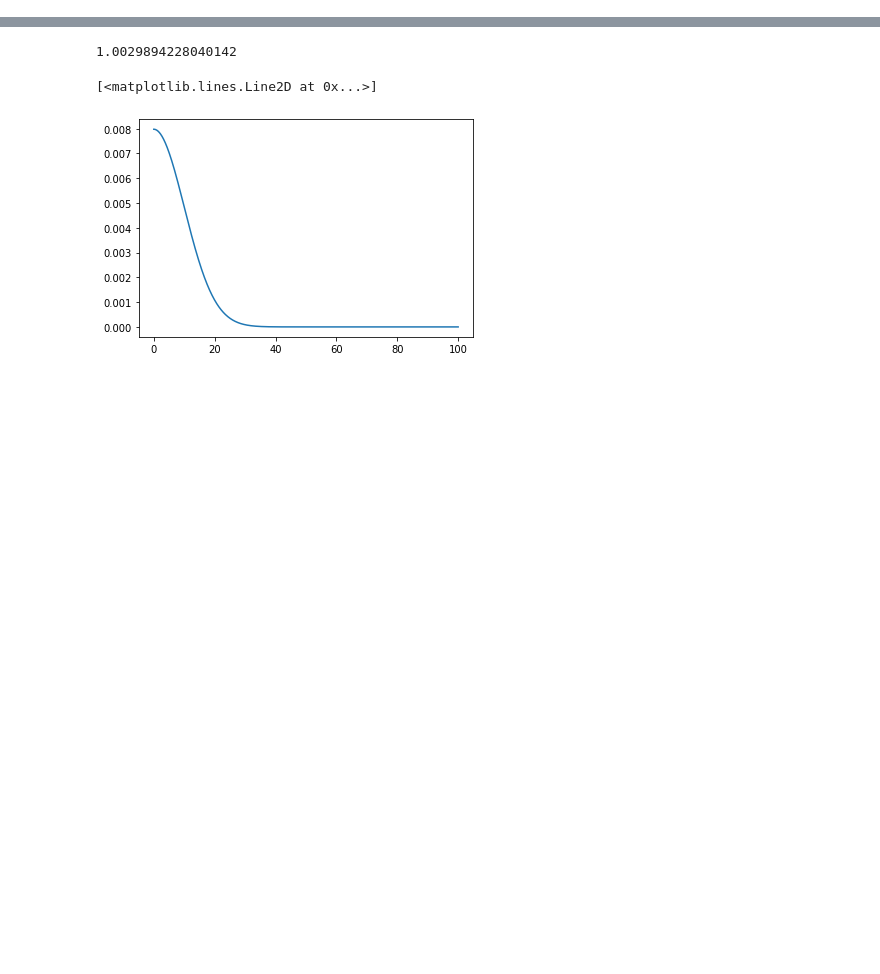
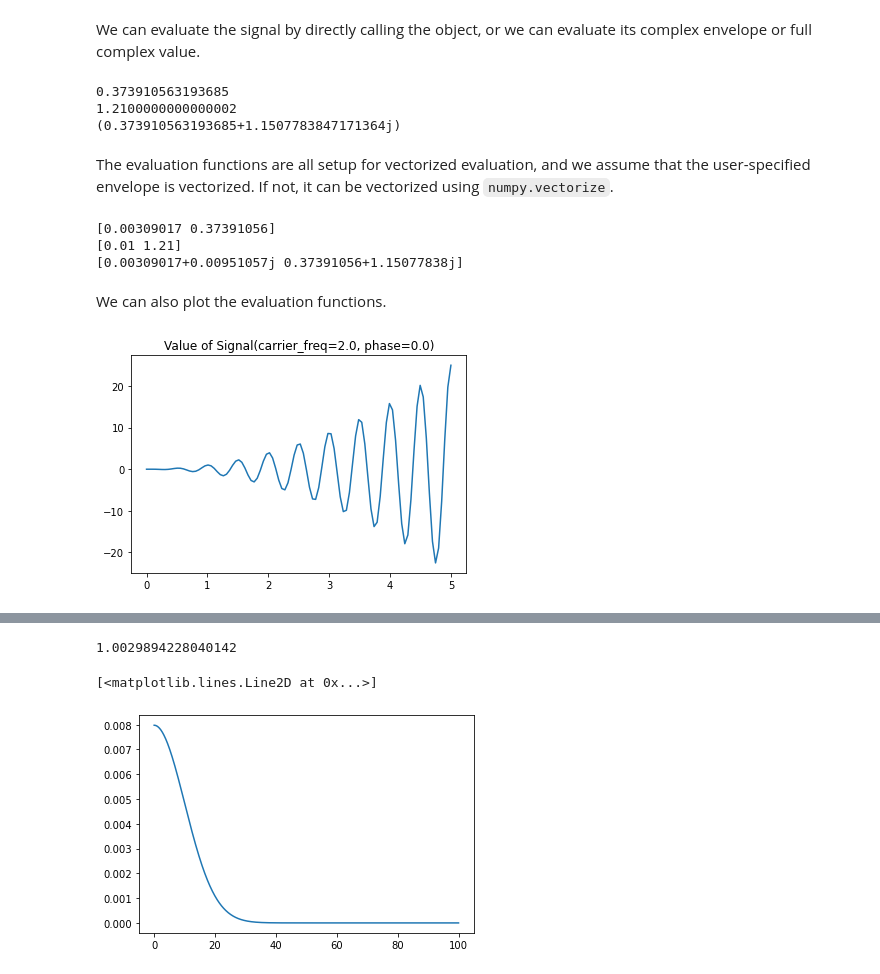
Before and after one commit to qiskit-community/qiskit-dynamics, a Jupyter notebook: example_notebooks/Signals.ipynb, the cells around one changed output, grey strips where cells are left out. Drawn from its saved outputs; the diff is of its cells as text; code cells hidden in the pictures; blank space fills up the shorter version.

```diff
--- a/example_notebooks/Signals.ipynb
+++ b/example_notebooks/Signals.ipynb
@@ -115,0 +35,30 @@ from qiskit_ode.models.transfer_functions import Convolution
+# %%
+sig = Signal(envelope=lambda t: t**2, carrier_freq=2.)
+# %% [markdown]
+We can evaluate the signal by directly calling the object, or we can evaluate its complex envelope or full complex value.
+# %%
+print(sig(1.1))
+print(sig.envelope(1.1))
+print(sig.complex_value(1.1))
+# %% [output]
+0.373910563193685
+1.2100000000000002
+(0.373910563193685+1.1507783847171364j)
+# %% [markdown]
+The evaluation functions are all setup for vectorized evaluation, and we assume that the user-specified envelope is vectorized. If not, it can be vectorized using `numpy.vectorize`.
+# %%
+t_vals = np.array([0.1, 1.1])
+print(sig(t_vals))
+print(sig.envelope(t_vals))
+print(sig.complex_value(t_vals))
+# %% [output]
+[0.00309017 0.37391056]
+[0.01 1.21]
+[0.00309017+0.00951057j 0.37391056+1.15077838j]
+# %% [markdown]
+We can also plot the evaluation functions.
+# %%
+# plot the signal
+sig.draw(0, 5, 100)
+# %% [output]
+[figure, added]
```
Also changed, not shown: parts of 102 cells of this notebook, 21 other files.
